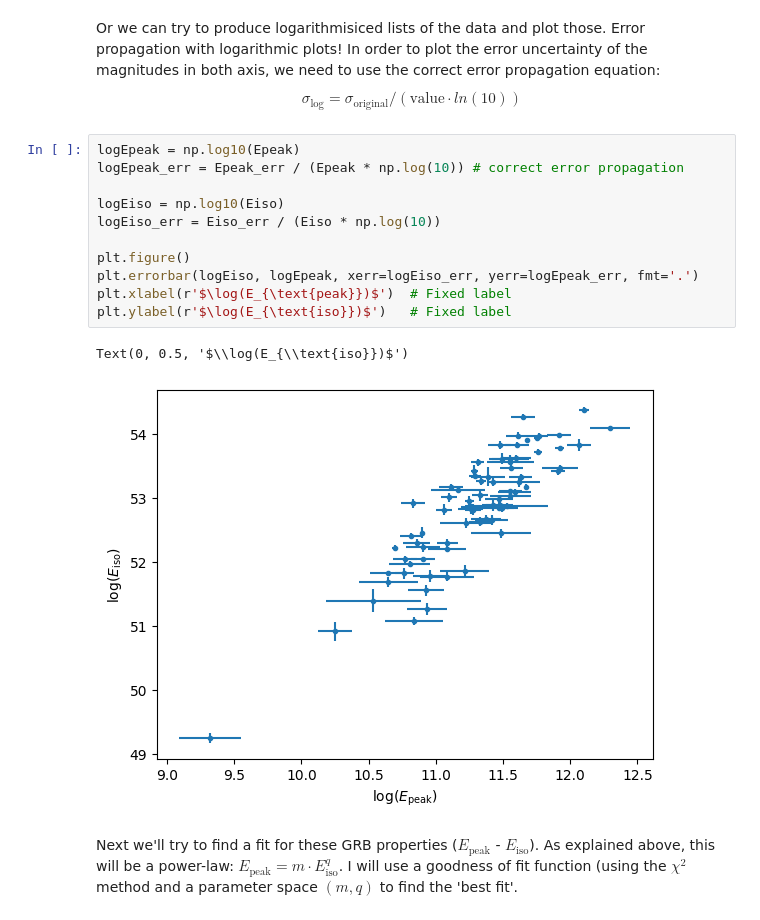
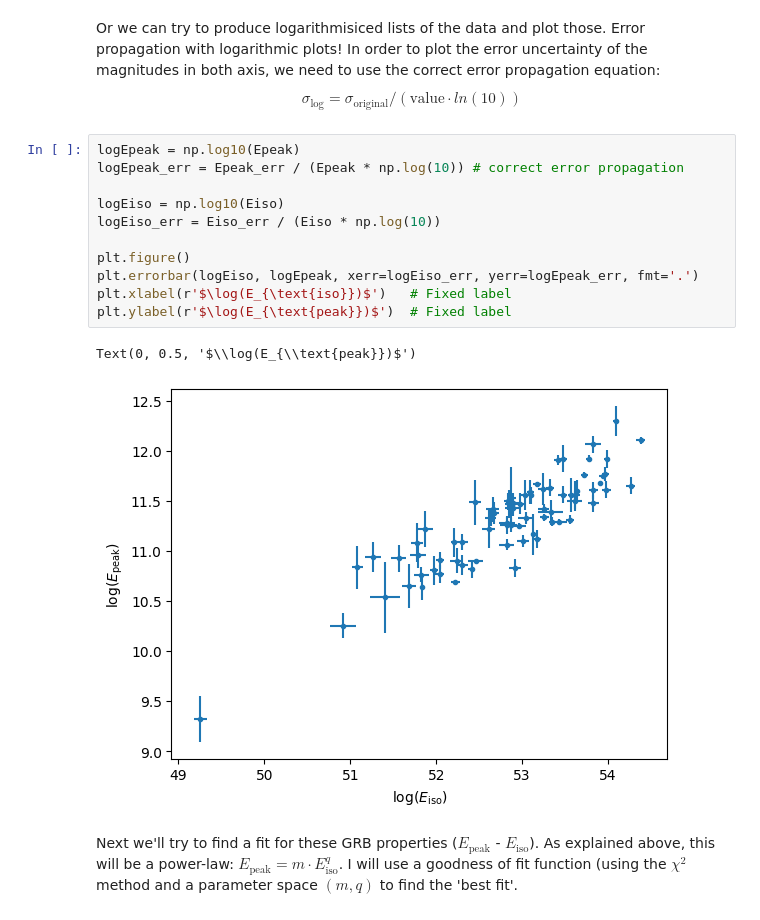
Before and after one commit to joanalnu/OAB-INAF, a Jupyter notebook: Epeak_Eiso_correlation.ipynb, the cells around one changed output. Saved outputs shown, nothing was run; the diff lists cells and outputs as text.

```diff
--- a/Epeak_Eiso_correlation.ipynb
+++ b/Epeak_Eiso_correlation.ipynb
@@ -69,17 +47,17 @@ $$\sigma_{\text{log}} = \sigma_{\text{original}} / (\text{value} \cdot ln(10))$$
 # %%
 logEpeak = np.log10(Epeak)
 logEpeak_err = Epeak_err / (Epeak * np.log(10)) # correct error propagation
 
 logEiso = np.log10(Eiso)
 logEiso_err = Eiso_err / (Eiso * np.log(10))
 
 plt.figure()
 plt.errorbar(logEiso, logEpeak, xerr=logEiso_err, yerr=logEpeak_err, fmt='.')
-plt.xlabel(r'$\log(E_{\text{peak}})$')  # Fixed label
-plt.ylabel(r'$\log(E_{\text{iso}})$')   # Fixed label
+plt.xlabel(r'$\log(E_{\text{iso}})$')   # Fixed label
+plt.ylabel(r'$\log(E_{\text{peak}})$')  # Fixed label
 # %% [output]
-Text(0, 0.5, '$\\log(E_{\\text{iso}})$')
+Text(0, 0.5, '$\\log(E_{\\text{peak}})$')
-[figure, old version]
+[figure, new version]
 # %% [markdown]
 Next we'll try to find a fit for these GRB properties ($E_{\text{peak}}$ - $E_{\text{iso}}$). As explained above, this will be a power-law: $E_{\text{peak}} = m \cdot E_{\text{iso}}^q$. I will use a goodness of fit function (using the $\chi^2$ method and a parameter space $(m,q)$ to find the 'best fit'.
 # %% [markdown]
```
Also changed, not shown: parts of 10 cells of this notebook.
